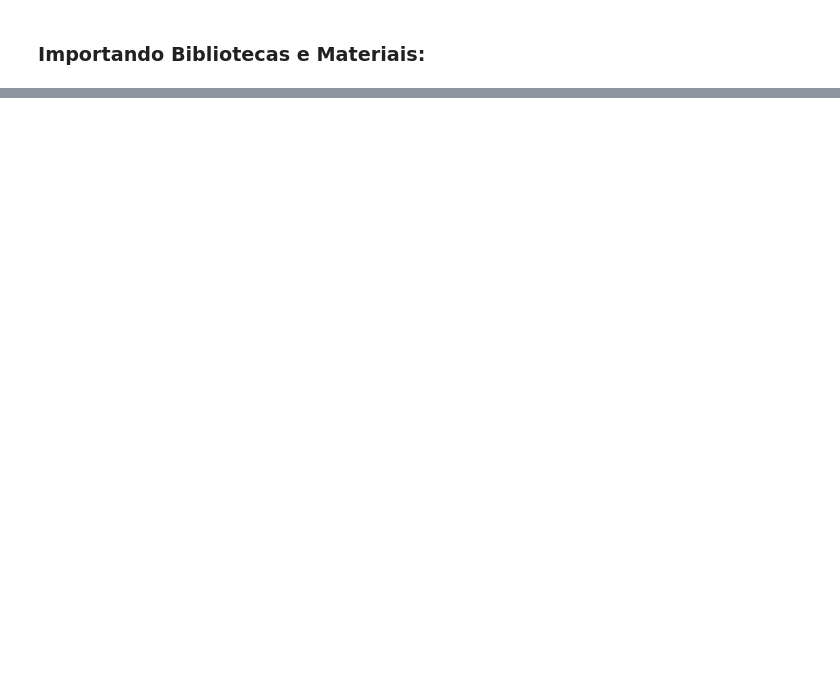
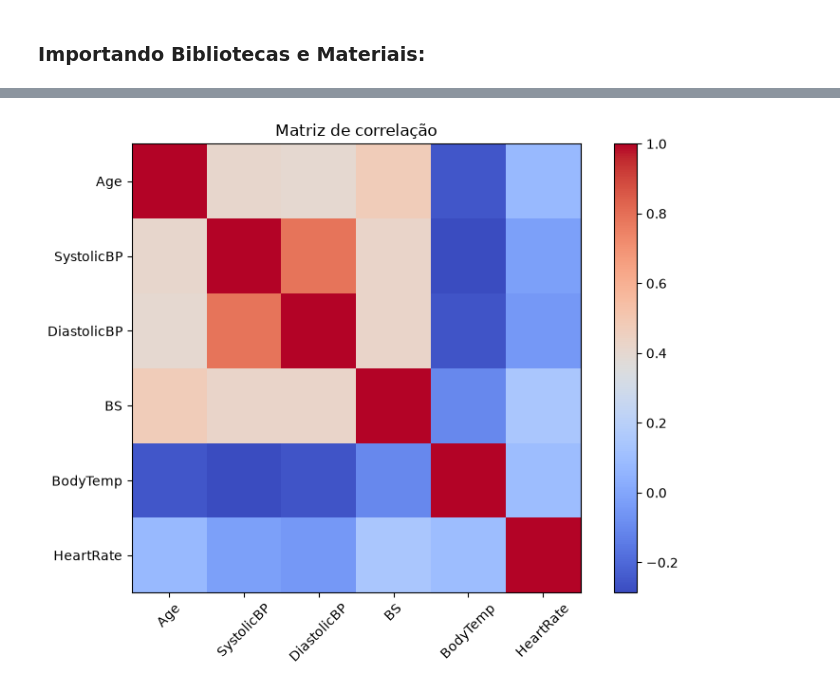
Before and after one commit to nouveauromance/daliaIA, a Jupyter notebook: notebooks/01_exploracao.ipynb, the cells around one changed output, grey strips where cells are left out. Drawn from its saved outputs; the diff is of its cells as text; code cells hidden in the pictures; blank space fills up the shorter version.

```diff
--- a/notebooks/01_exploracao.ipynb
+++ b/notebooks/01_exploracao.ipynb
@@ -37,0 +256,19 @@ df.head()
+# %%
+df_numeric = df.drop(columns=["RiskLevel"])
+
+correlation = df_numeric.corr()
+
+correlation
+
+plt.figure(figsize=(8, 6))
+plt.imshow(correlation, cmap="coolwarm", interpolation="nearest")
+plt.colorbar()
+
+plt.xticks(range(len(correlation.columns)), correlation.columns, rotation=45)
+plt.yticks(range(len(correlation.columns)), correlation.columns)
+
+plt.title("Matriz de correlação")
+plt.tight_layout()
+plt.show()
+# %% [output]
+[figure, added]
```
Also changed, not shown: parts of 27 cells of this notebook, 3 other files.
